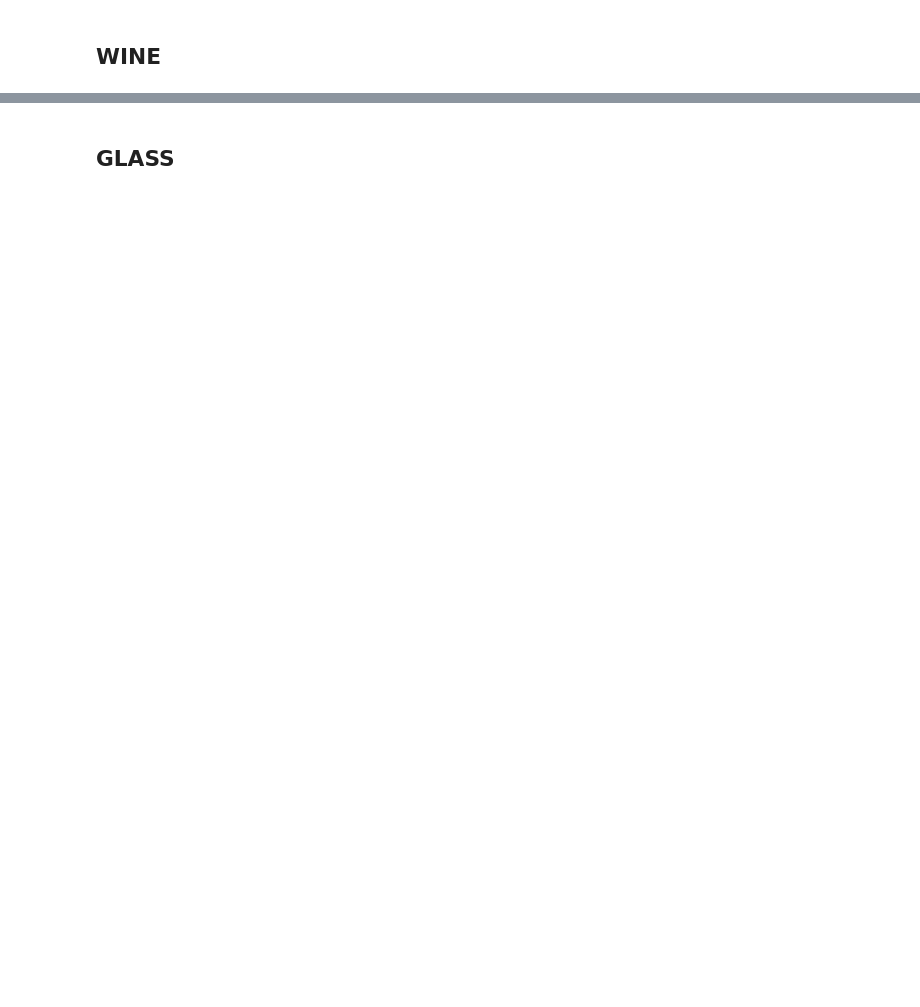
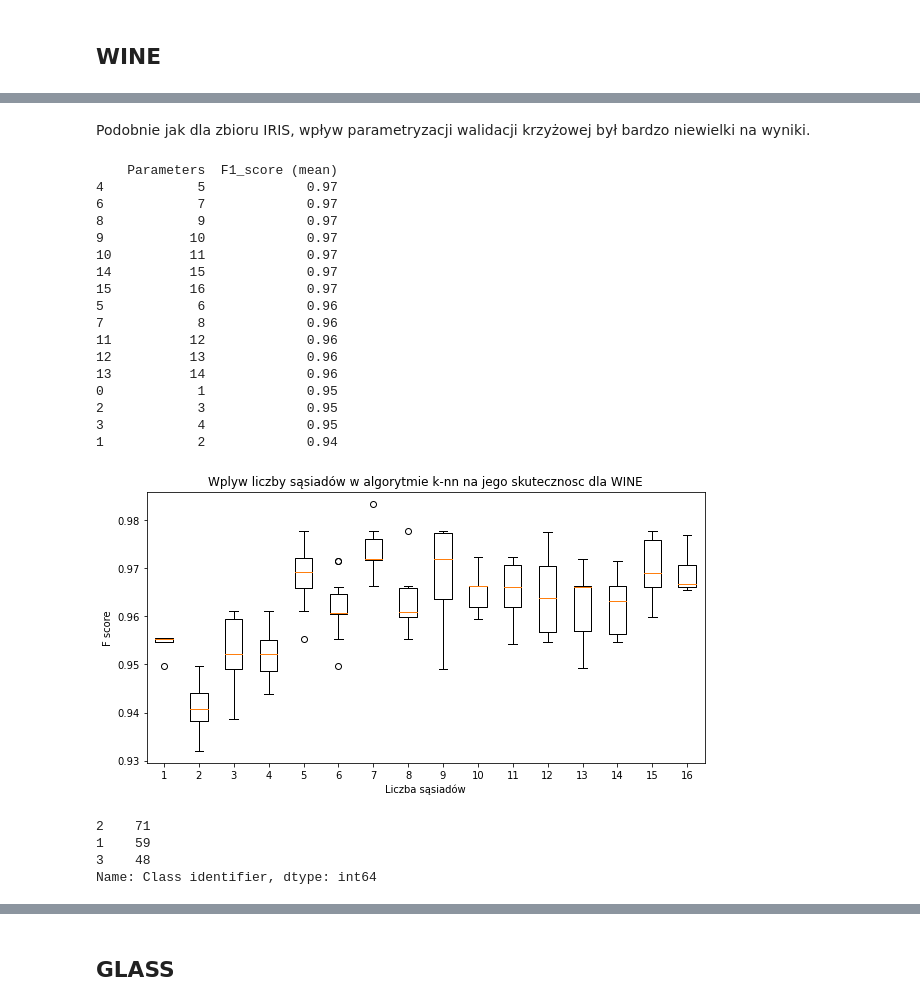
Before and after one commit to Robertpawelh/machine_learning_lab, a Jupyter notebook: Lab01.ipynb, the cells around one changed output, grey strips where cells are left out. Cells and saved outputs as stored; diff of their text form; code cells hidden in the pictures; blank space fills up the shorter version.

```diff
--- a/Lab01.ipynb
+++ b/Lab01.ipynb
@@ -556,0 +370,27 @@ exp_metric_test('wine.data', 'Class identifier', wine_col_names, title='WINE', n
+# %% [markdown]
+Podobnie jak dla zbioru IRIS, wpływ parametryzacji walidacji krzyżowej był bardzo niewielki na wyniki.
+# %%
+exp_n_neighbors_test('wine.data', 'Class identifier', wine_col_names, title='WINE', n_folds=10)
+# %% [output]
+    Parameters  F1_score (mean)
+4            5             0.97
+6            7             0.97
+8            9             0.97
+9           10             0.97
+10          11             0.97
+14          15             0.97
+15          16             0.97
+5            6             0.96
+7            8             0.96
+11          12             0.96
+12          13             0.96
+13          14             0.96
+0            1             0.95
+2            3             0.95
+3            4             0.95
+1            2             0.94
+[figure, added]
+2    71
+1    59
+3    48
+Name: Class identifier, dtype: int64
```
Also changed, not shown: parts of 32 cells of this notebook.
